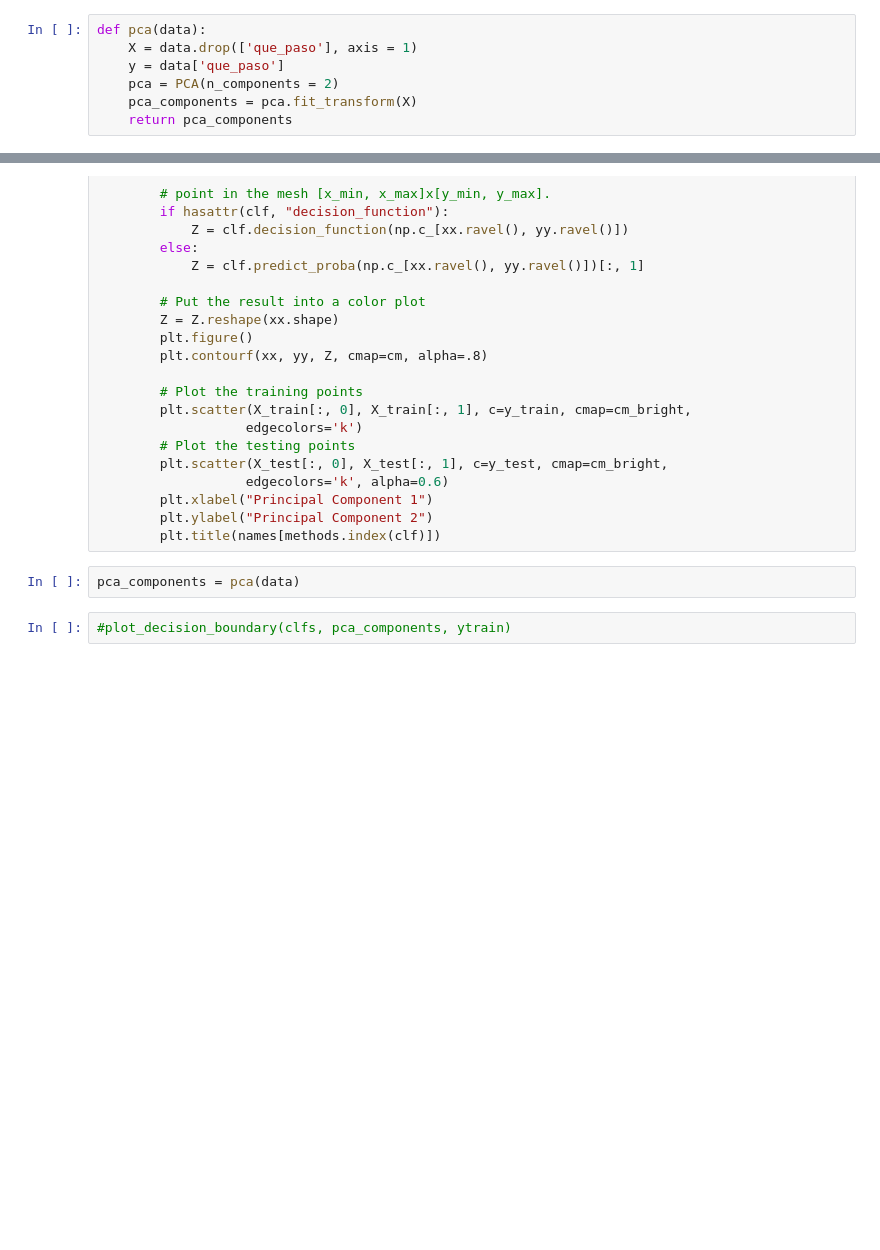
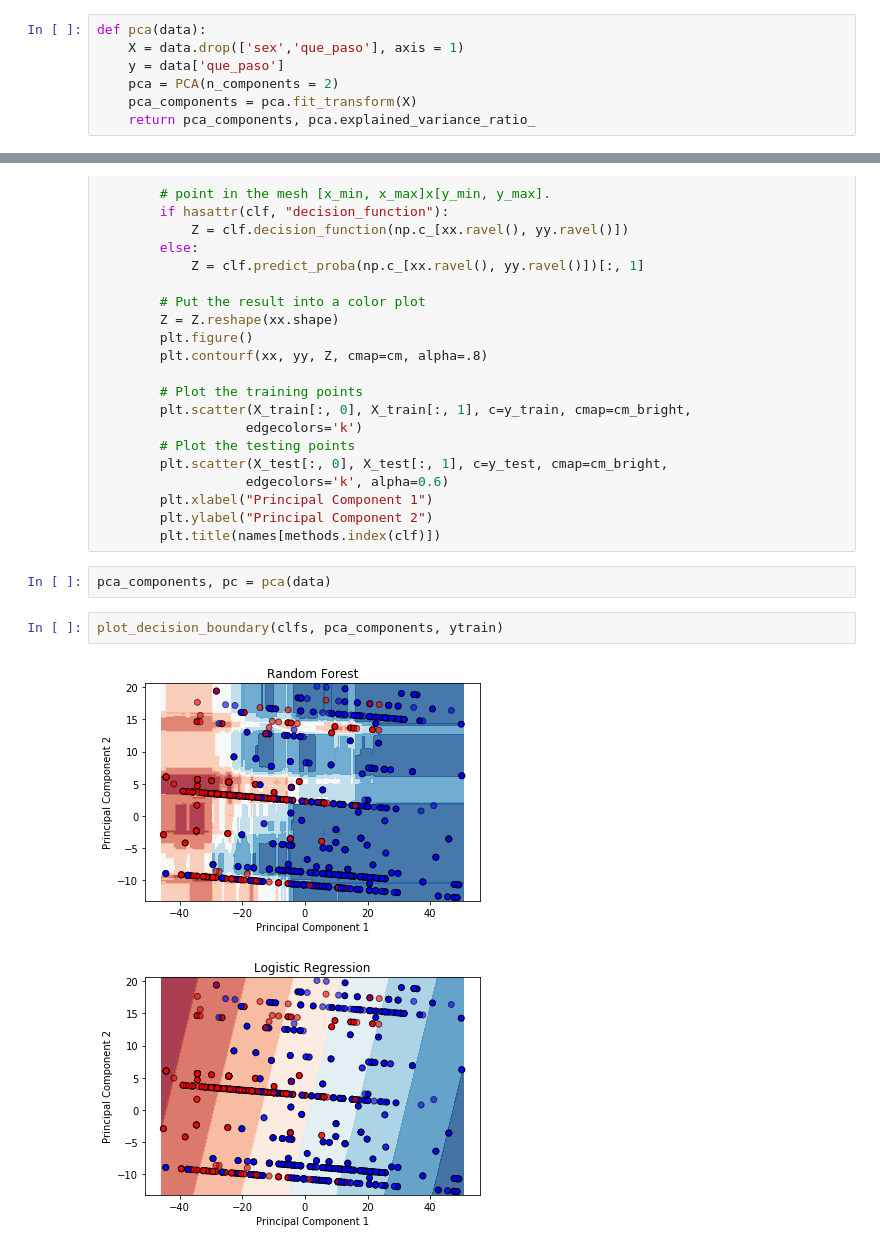
Before and after one commit to dukersss13/COVID-19-ML-Classification-Model, a Jupyter notebook: Duc.ipynb, the cells around one changed output, grey strips where cells are left out. Drawn from its saved outputs; the diff is of its cells as text; blank space fills up the shorter version.

```diff
--- a/Duc.ipynb
+++ b/Duc.ipynb
@@ -219,10 +214,10 @@ project(data)
 # %%
 def pca(data):
-    X = data.drop(['que_paso'], axis = 1)
+    X = data.drop(['sex','que_paso'], axis = 1)
     y = data['que_paso']
     pca = PCA(n_components = 2)
     pca_components = pca.fit_transform(X)
-    return pca_components
+    return pca_components, pca.explained_variance_ratio_
 # %%
 def plot_decision_boundary(clf_dict, X, y):
     names = list(clf_dict.keys())
@@ -267,6 +262,9 @@ def plot_decision_boundary(clf_dict, X, y):
         plt.ylabel("Principal Component 2")
         plt.title(names[methods.index(clf)])
 # %%
-pca_components = pca(data)
+pca_components, pc = pca(data)
 # %%
-#plot_decision_boundary(clfs, pca_components, ytrain)
+plot_decision_boundary(clfs, pca_components, ytrain)
+# %% [output]
+[figure, added]
+[figure, added]
```
Also changed, not shown: parts of 4 cells of this notebook.
